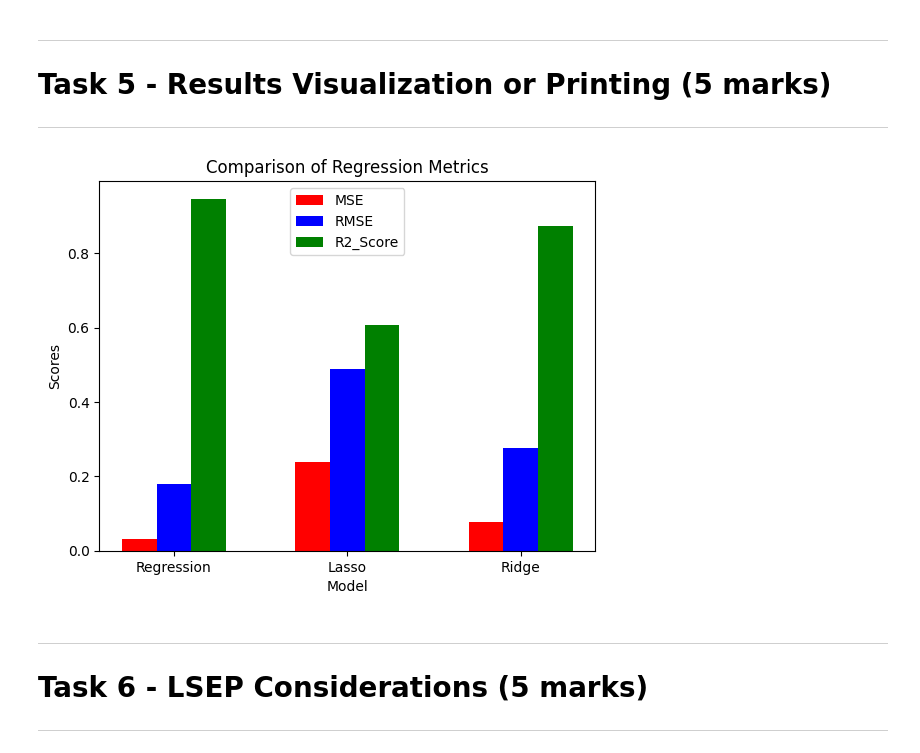
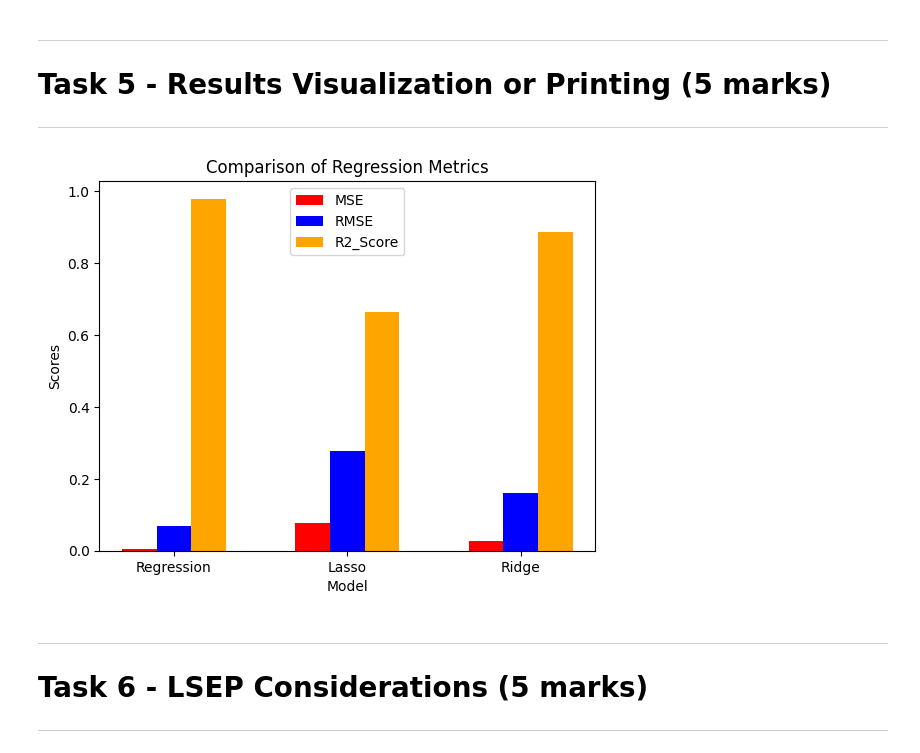
Before and after one commit to Mr-Mens/Big-Data-Course-Work, a Jupyter notebook: Group_ID_13_CRWK_CN7030.ipynb, the cells around one changed output. Cells and saved outputs as stored; diff of their text form; code cells hidden in the pictures.

Commit message:
updated to binary classification from multiclass classification

```diff
--- a/Group_ID_13_CRWK_CN7030.ipynb
+++ b/Group_ID_13_CRWK_CN7030.ipynb
@@ -374,7 +355,7 @@ scaler = StandardScaler(inputCol="features", outputCol="scaledFeatures", withStd
 scaler_model = scaler.fit(data)
 data = scaler_model.transform(data)
 
-data = data.select("scaledFeatures", "Label_Index")
+data = data.select("scaledFeatures", "Label_binary")
 data.show(3, truncate = False)
 # %% [output]
 +------------------------------------------------------------------------------------------------------------------------------------------------------------------------------------------------------- ...
@@ -404,7 +385,7 @@ root
 # %% [markdown]
 ### Apply linear regression model.
 # %%
-lr = LinearRegression(labelCol = 'Label_Index', featuresCol = 'scaledFeatures', predictionCol = 'prediction')
+lr = LinearRegression(labelCol = 'Label_binary', featuresCol = 'scaledFeatures', predictionCol = 'prediction')
 
 # Fit the model to the training data
 lr_model = lr.fit(train_data)
@@ -451,13 +432,13 @@ print(intercept)
 # add the code here
 
 # Laaso
-lasso = LinearRegression(labelCol = 'Label_Index', featuresCol = 'scaledFeatures',
+lasso = LinearRegression(labelCol = 'Label_binary', featuresCol = 'scaledFeatures',
                          predictionCol = 'prediction', elasticNetParam = 1.0, regParam = 0.15) # lambda: tuning
 lasso_model = lasso.fit(train_data)
 lasso_predictions = lasso_model.transform(test_data)
 
 # Ridge
-ridge = LinearRegression(labelCol = 'Label_Index', featuresCol = 'scaledFeatures',
+ridge = LinearRegression(labelCol = 'Label_binary', featuresCol = 'scaledFeatures',
                          predictionCol = 'prediction', elasticNetParam = 0.0, regParam = 0.15) # lambda: tuning
 ridge_model = ridge.fit(train_data)
 ridge_predictions = ridge_model.transform(test_data)
@@ -491,19 +471,19 @@ only showing top 10 rows
 # add the code here
 
 from pyspark.ml.evaluation import RegressionEvaluator
-evaluator_mse = RegressionEvaluator(labelCol = 'Label_Index', predictionCol = 'prediction', metricName = 'mse')
+evaluator_mse = RegressionEvaluator(labelCol = 'Label_binary', predictionCol = 'prediction', metricName = 'mse')
 # calculate Mean Squared Error
 mse1 = evaluator_mse.evaluate(lr_predictions)
 mse2 = evaluator_mse.evaluate(lasso_predictions)
 mse3 = evaluator_mse.evaluate(ridge_predictions)
 
-evaluator_rmse = RegressionEvaluator(labelCol = 'Label_Index', predictionCol = 'prediction', metricName = 'rmse')
+evaluator_rmse = RegressionEvaluator(labelCol = 'Label_binary', predictionCol = 'prediction', metricName = 'rmse')
 # calculate Root Mean Squared Error
 rmse1 = evaluator_rmse.evaluate(lr_predictions)
 rmse2 = evaluator_rmse.evaluate(lasso_predictions)
 rmse3 = evaluator_rmse.evaluate(ridge_predictions)
 
-evaluator_r2 = RegressionEvaluator(labelCol = 'Label_Index', predictionCol = 'prediction', metricName = 'r2')
+evaluator_r2 = RegressionEvaluator(labelCol = 'Label_binary', predictionCol = 'prediction', metricName = 'r2')
 # calculate R-squared
 r2_score1 = evaluator_r2.evaluate(lr_predictions)
 r2_score2 = evaluator_r2.evaluate(lasso_predictions)
@@ -527,33 +507,33 @@ Ridge - MSE:  0.07666733842499289 , RMSE:  0.2768886751475995 , R^2:  0.87339274
 # %%
 ##2nd student name: Mohamed Jareer MOHAMED  ZEENAM
 # add the code here
 
 # plot
 import matplotlib.pyplot as plt
 import numpy as np
 
 mse = [mse1, mse2, mse3]
 rmse = [rmse1, rmse2, rmse3]
 r2_score = [r2_score1, r2_score2, r2_score3]
 
 positions = np.arange(len(mse))
 bar_width = 0.2
 
 plt.bar(positions - bar_width, mse, width = bar_width, label = 'MSE', color = 'red')
 plt.bar(positions, rmse, width = bar_width, label = 'RMSE', color = 'blue')
-plt.bar(positions + bar_width, r2_score, width = bar_width, label = 'R2_Score', color = 'green')
+plt.bar(positions + bar_width, r2_score, width = bar_width, label = 'R2_Score', color = 'orange')
 
 # adding labels and title
 plt.xlabel('Model')
 plt.ylabel('Scores')
 plt.title('Comparison of Regression Metrics')
 
 # adding the legend
 plt.legend()
 plt.xticks(positions, ['Regression', 'Lasso', 'Ridge'])
 plt.show()
 # %% [output]
-[figure, old version]
+[figure, new version]
 # %% [markdown]
 ---
 # **Task 6 - LSEP Considerations (5 marks)**
```
Also changed, not shown: parts of 12 cells of this notebook.
